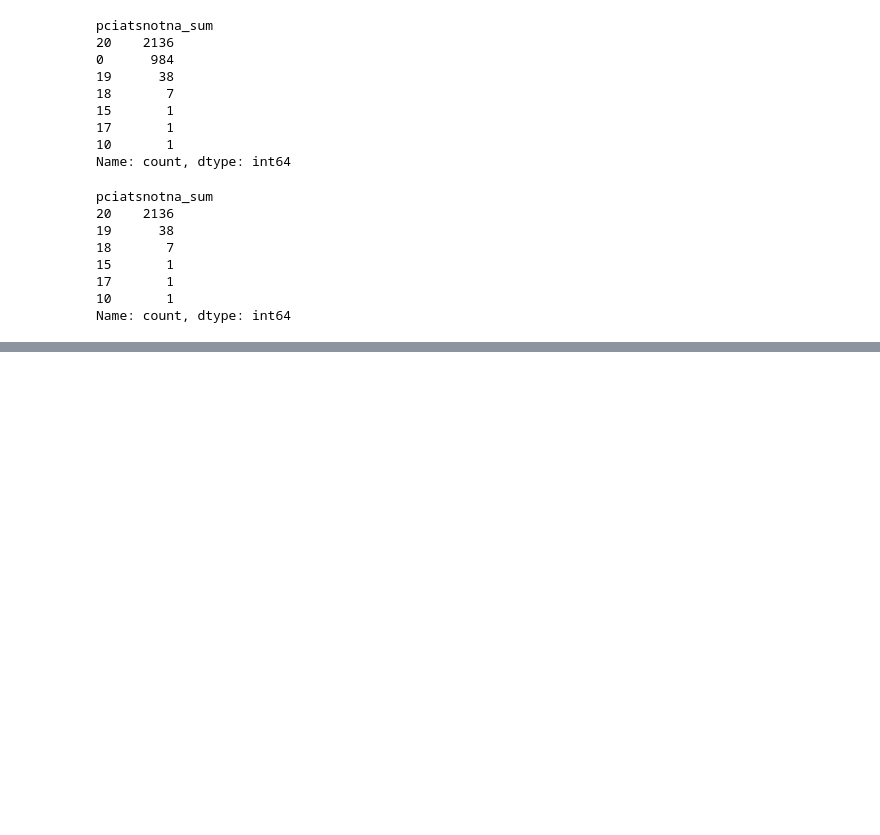
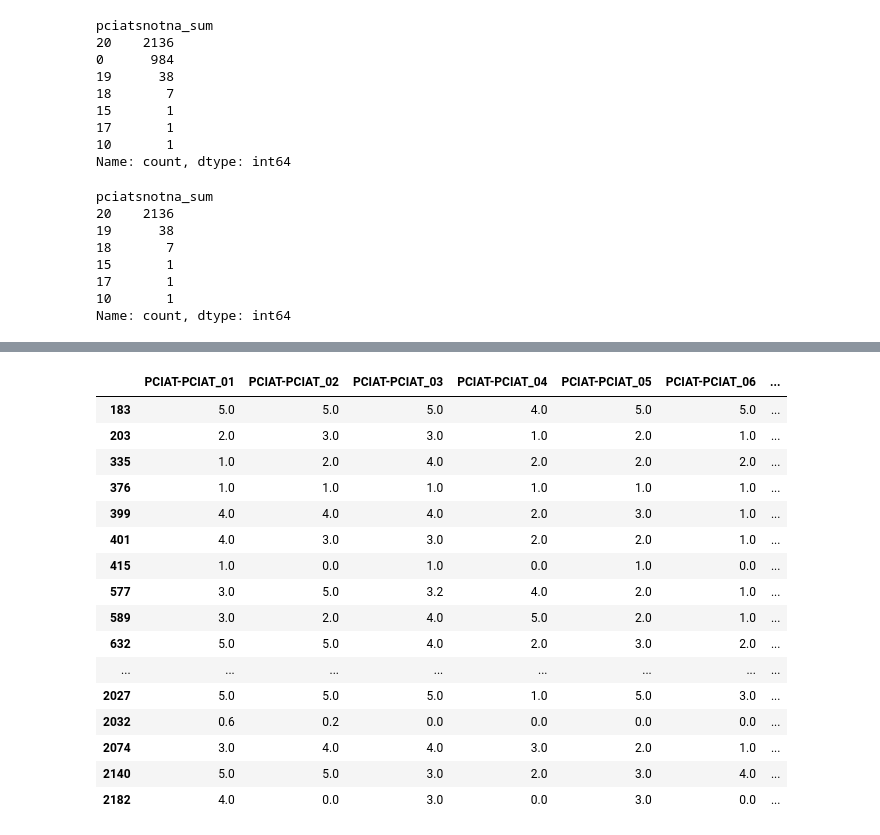
Before and after one commit to aarondweinberg/CMI_problematic_internet_use, a Jupyter notebook: EW_Exploration2.ipynb, the cells around one changed output, grey strips where cells are left out. Cells and saved outputs as stored; diff of their text form; code cells hidden in the pictures; blank space fills up the shorter version.

```diff
--- a/EW_Exploration2.ipynb
+++ b/EW_Exploration2.ipynb
@@ -52,6 +53,7 @@ Name: count, dtype: int64
 from sklearn.impute import KNNImputer
 # %%
 # define imputer
-imputer = KNNImputer(n_neighbors=5, weights='uniform', metric='nan_euclidean')
+Number_Neighbors=5
+imputer = KNNImputer(n_neighbors=Number_Neighbors, weights='uniform', metric='nan_euclidean')
 # %%
 imputations=imputer.fit_transform(train[pciats])
@@ -68,2 +60,6 @@ print(imputations)
 # %%
 df2 = pd.DataFrame(imputations, columns=pciats)
+# %%
+train_imp=train.copy()
+
+train_imp[pciats]=df2[pciats]
@@ -69,0 +96,2 @@ df2 = pd.DataFrame(imputations, columns=pciats)
+# %%
+train_imp['PCIAT_Total_Imputed'] = train_imp[pciats].sum(axis=1)
@@ -69,0 +151,20 @@ df2 = pd.DataFrame(imputations, columns=pciats)
+# %%
+train_imp[pciats].loc[nan_index]
+# %% [output]
+|  | PCIAT-PCIAT_01 | PCIAT-PCIAT_02 | PCIAT-PCIAT_03 | PCIAT-PCIAT_04 | PCIAT-PCIAT_05 | PCIAT-PCIAT_06 | ... |
+| 183 | 5.0 | 5.0 | 5.0 | 4.0 | 5.0 | 5.0 | ... |
+| 203 | 2.0 | 3.0 | 3.0 | 1.0 | 2.0 | 1.0 | ... |
+| 335 | 1.0 | 2.0 | 4.0 | 2.0 | 2.0 | 2.0 | ... |
+| 376 | 1.0 | 1.0 | 1.0 | 1.0 | 1.0 | 1.0 | ... |
+| 399 | 4.0 | 4.0 | 4.0 | 2.0 | 3.0 | 1.0 | ... |
+| 401 | 4.0 | 3.0 | 3.0 | 2.0 | 2.0 | 1.0 | ... |
+| 415 | 1.0 | 0.0 | 1.0 | 0.0 | 1.0 | 0.0 | ... |
+| 577 | 3.0 | 5.0 | 3.2 | 4.0 | 2.0 | 1.0 | ... |
+| 589 | 3.0 | 2.0 | 4.0 | 5.0 | 2.0 | 1.0 | ... |
+| 632 | 5.0 | 5.0 | 4.0 | 2.0 | 3.0 | 2.0 | ... |
+| ... | ... | ... | ... | ... | ... | ... | ... |
+| 2027 | 5.0 | 5.0 | 5.0 | 1.0 | 5.0 | 3.0 | ... |
+| 2032 | 0.6 | 0.2 | 0.0 | 0.0 | 0.0 | 0.0 | ... |
+| 2074 | 3.0 | 4.0 | 4.0 | 3.0 | 2.0 | 1.0 | ... |
+| 2140 | 5.0 | 5.0 | 3.0 | 2.0 | 3.0 | 4.0 | ... |
+| 2182 | 4.0 | 0.0 | 3.0 | 0.0 | 3.0 | 0.0 | ... |
```
Also changed, not shown: parts of 16 cells of this notebook, 2 other files.
